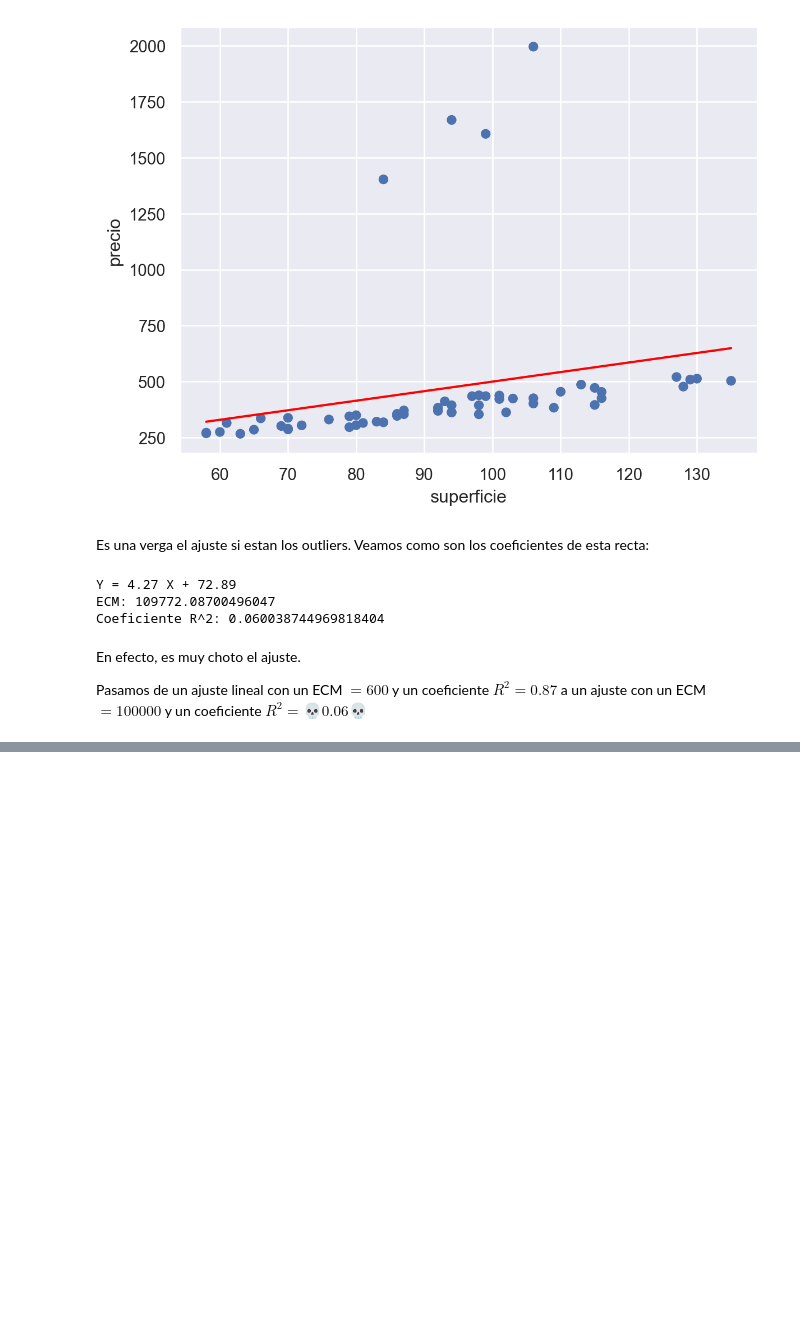
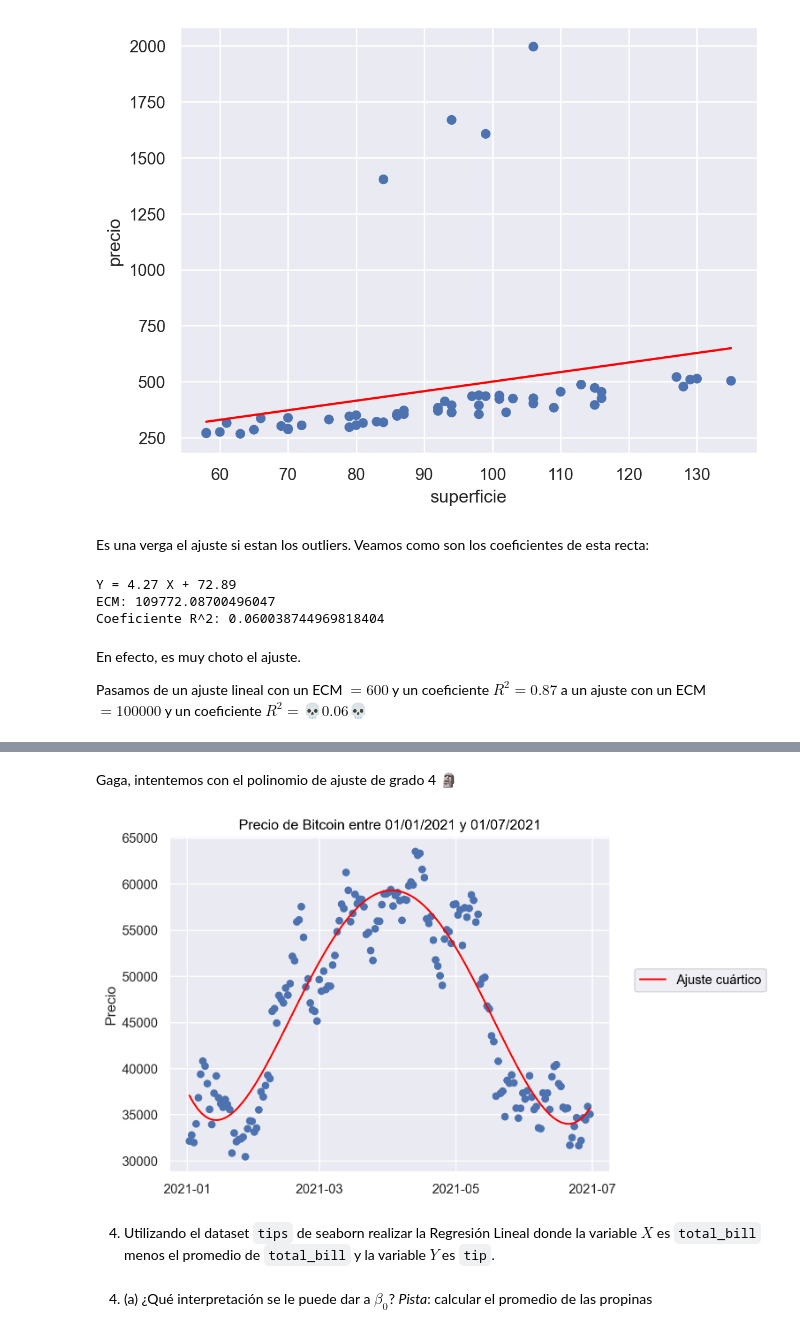
Before and after one commit to lmendezayl/uba-ldd-ic, a Jupyter notebook: guias/soluciones/practica4.ipynb, the cells around one changed output, grey strips where cells are left out. Cells and saved outputs as stored; diff of their text form; code cells hidden in the pictures; blank space fills up the shorter version.

```diff
--- a/guias/soluciones/practica4.ipynb
+++ b/guias/soluciones/practica4.ipynb
@@ -302,0 +331,17 @@ hasta el 19/02/2022. Cargamos el dataset:
+# %% [markdown]
+Gaga, intentemos con el polinomio de ajuste de grado 4 🗿
+# %%
+(
+    so.Plot(btc_2021, x=btc_2021['Date'], y=btc_2021['Close'])
+    .add(so.Dot())
+    .add(so.Line(color="red"), so.PolyFit(4), label="Ajuste cuártico")
+    .label(title="Precio de Bitcoin entre 01/01/2021 y 01/07/2021", x="", y="Precio")
+)
+# %% [output]
+[figure, added]
+# %% [markdown]
+4. Utilizando el dataset `tips` de seaborn
+realizar la Regresión Lineal donde la variable $X$ es `total_bill` menos el promedio de `total_bill`
+y la variable $Y$ es `tip`.
+# %% [markdown]
+4. (a) ¿Qué interpretación se le puede dar a $β_0$? *Pista*: calcular el promedio de las propinas
```
Also changed, not shown: parts of 31 cells of this notebook.
